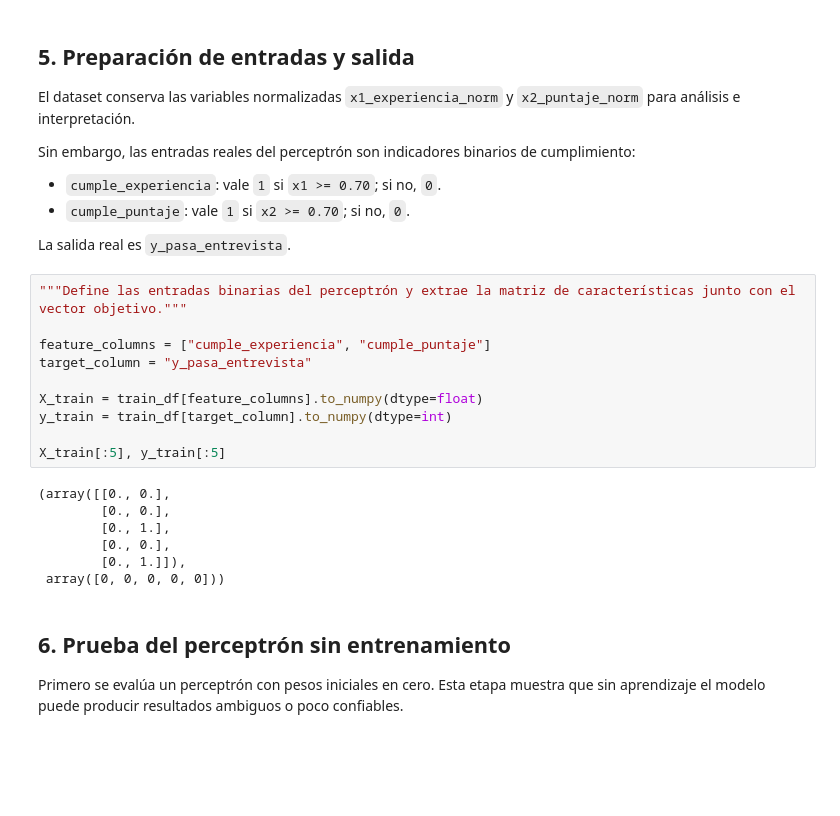
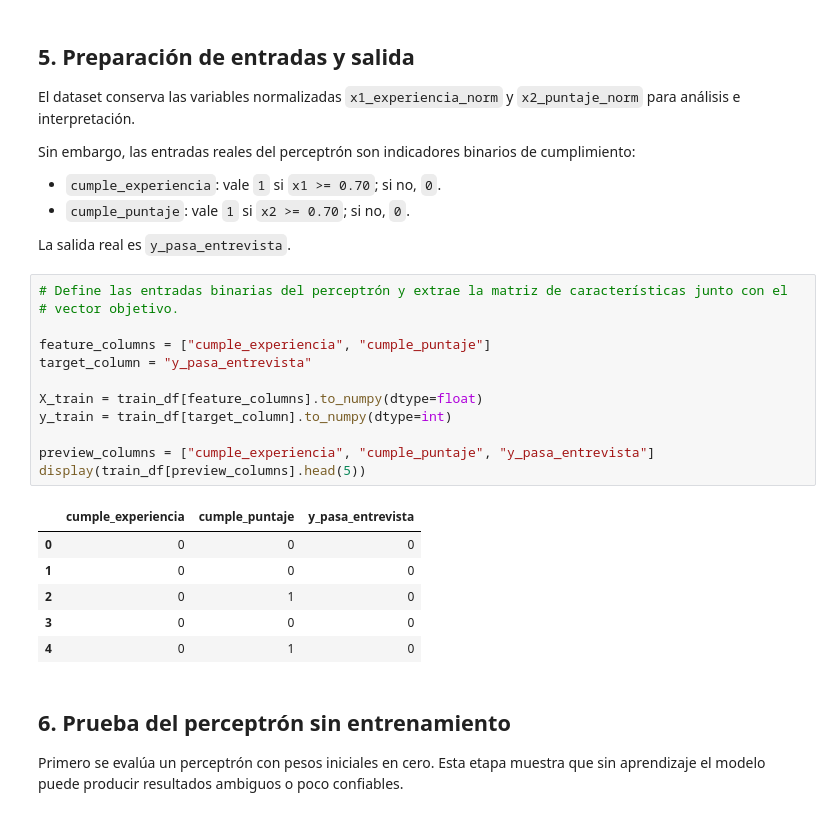
Before and after one commit to antoniot73/perceptron-candidatos-cv, a Jupyter notebook: notebooks/practica_perceptron_candidatos.ipynb, the cells around one changed output. Cells and saved outputs as stored; diff of their text form; blank space fills up the shorter version.

```diff
--- a/notebooks/practica_perceptron_candidatos.ipynb
+++ b/notebooks/practica_perceptron_candidatos.ipynb
@@ -216,22 +216,24 @@ Sin embargo, las entradas reales del perceptrón son indicadores binarios de cum
 
 La salida real es `y_pasa_entrevista`.
 # %%
-"""Define las entradas binarias del perceptrón y extrae la matriz de características junto con el vector objetivo."""
+# Define las entradas binarias del perceptrón y extrae la matriz de características junto con el
+# vector objetivo.
 
 feature_columns = ["cumple_experiencia", "cumple_puntaje"]
 target_column = "y_pasa_entrevista"
 
 X_train = train_df[feature_columns].to_numpy(dtype=float)
 y_train = train_df[target_column].to_numpy(dtype=int)
 
-X_train[:5], y_train[:5]
+preview_columns = ["cumple_experiencia", "cumple_puntaje", "y_pasa_entrevista"]
+display(train_df[preview_columns].head(5))
 # %% [output]
-(array([[0., 0.],
-        [0., 0.],
-        [0., 1.],
-        [0., 0.],
-        [0., 1.]]),
- array([0, 0, 0, 0, 0]))
+|  | cumple_experiencia | cumple_puntaje | y_pasa_entrevista |
+| 0 | 0 | 0 | 0 |
+| 1 | 0 | 0 | 0 |
+| 2 | 0 | 1 | 0 |
+| 3 | 0 | 0 | 0 |
+| 4 | 0 | 1 | 0 |
 # %% [markdown]
 ## 6. Prueba del perceptrón sin entrenamiento
 
```
Also changed, not shown: parts of 14 cells of this notebook.
